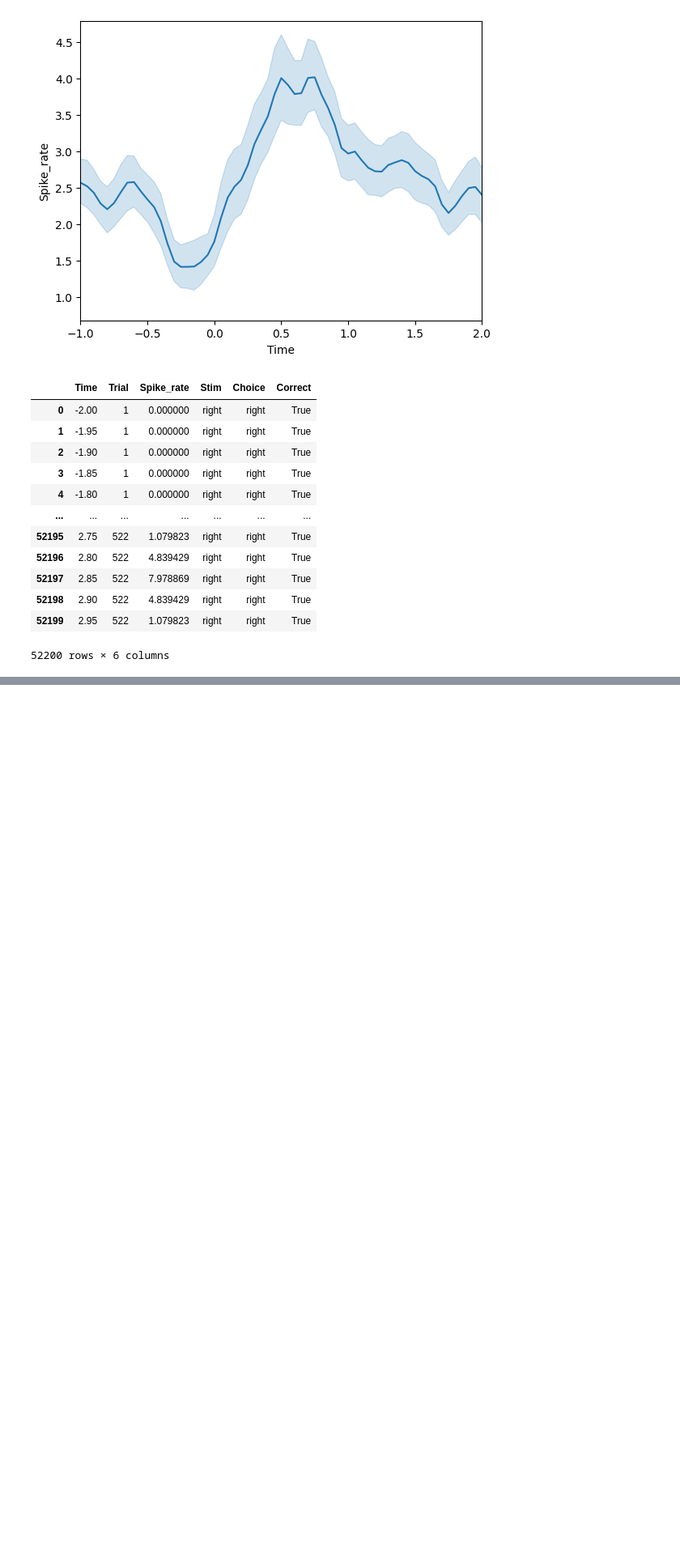
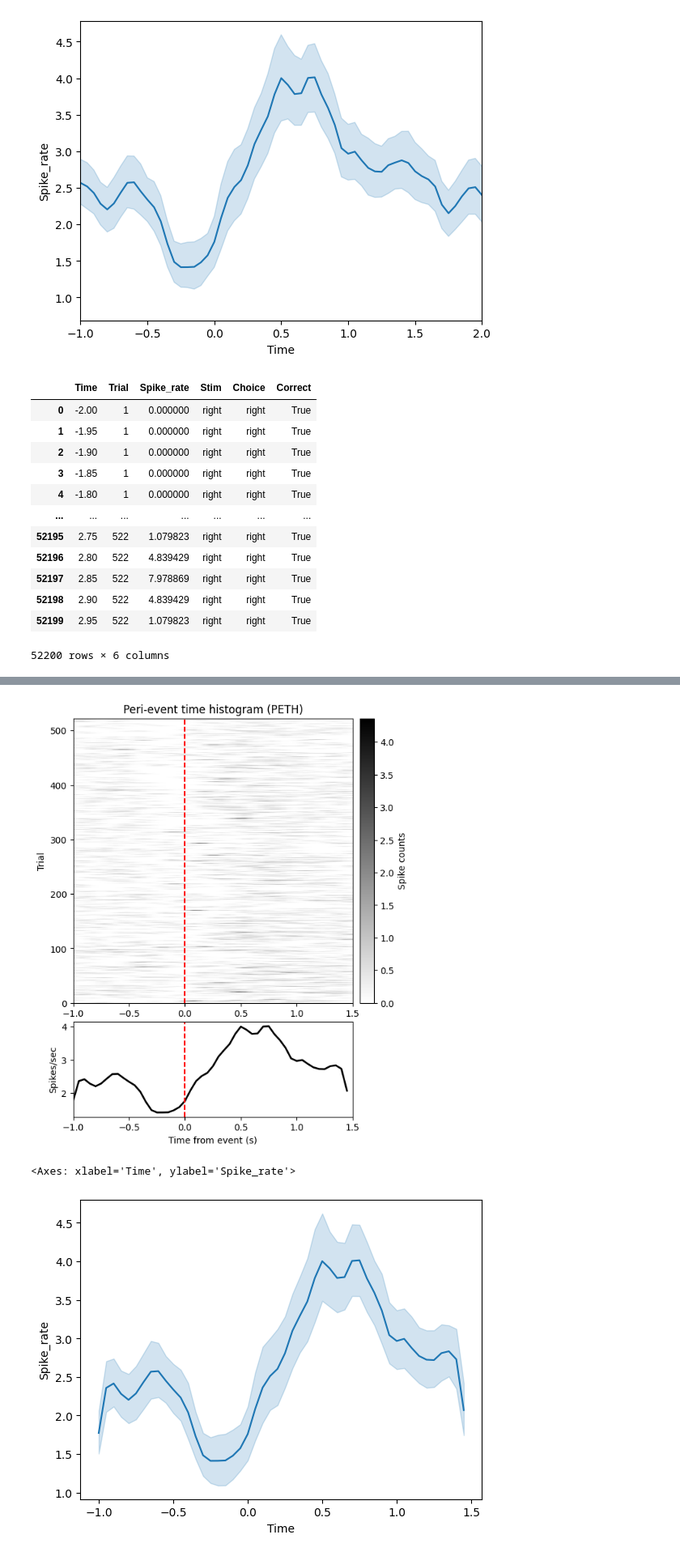
Before and after one commit to NeuralDynamics-Tamagawa/tc2025_shysgmt, a Jupyter notebook: notebook/spike_analysis.ipynb, the cells around one changed output, grey strips where cells are left out. Shown at 81% size. Saved outputs shown, nothing was run; the diff lists cells and outputs as text; code cells hidden in the pictures; blank space fills up the shorter version.

```diff
--- a/notebook/spike_analysis.ipynb
+++ b/notebook/spike_analysis.ipynb
@@ -215,0 +253,25 @@ plt.xlim([-1, 3])
+# %%
+unit_id = unit_ids[100]
+event_time = behv_time['choice']
+spike_time = sorting.get_unit_spike_train(unit_id=unit_id)/sampling_rate
+
+peth = spikes.compute_peth_array(
+    spike_times=spike_time,
+    event_times=event_time,
+    bin_size=0.05,
+    time_window=[-1, 1.5])
+
+peth_smooth = spikes.compute_peth_smooth(peth, sigma_sec=0.05)
+peth_fr = spikes.compute_peth_fr(peth_smooth)
+peth_df = spikes.peth_to_longdf(peth_fr)
+
+spikes.plot_peth(peth_smooth)
+sns.lineplot(
+    data=peth_df,
+    x='Time',
+    y='Spike_rate',
+)
+# %% [output]
+[figure, added]
+<Axes: xlabel='Time', ylabel='Spike_rate'>
+[figure, added]
```
Also changed, not shown: parts of 11 cells of this notebook, 4 other files.
